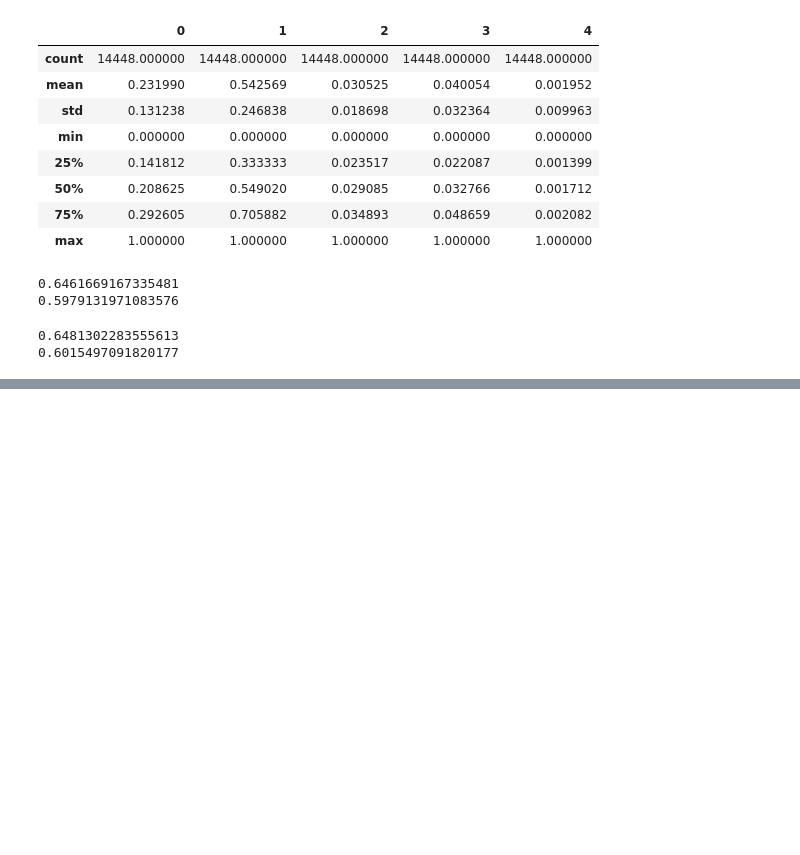
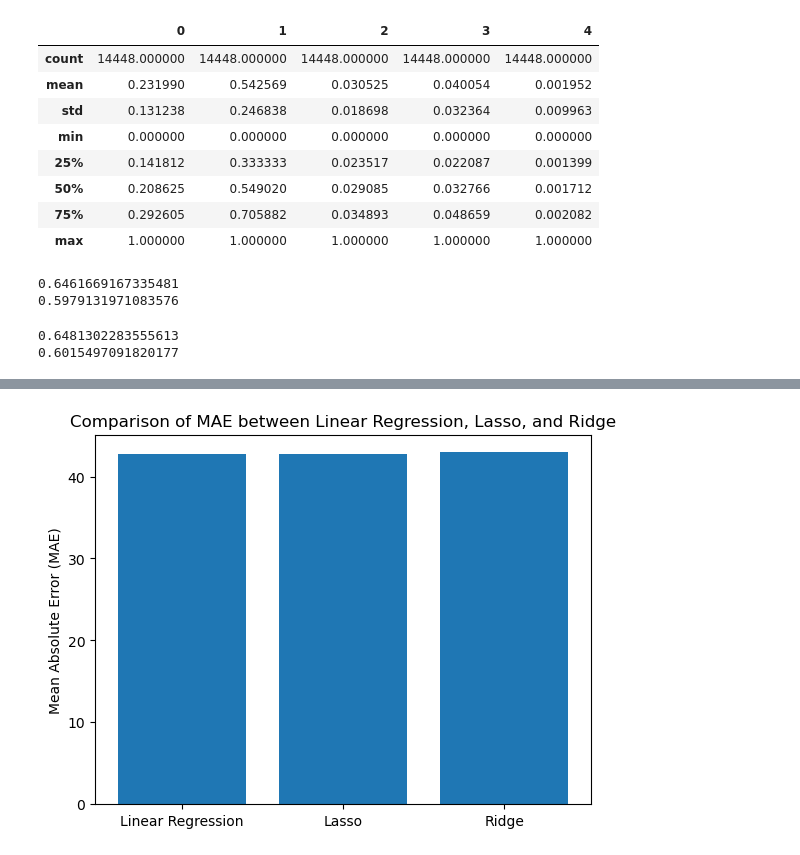
Before and after one commit to contreras-juan/UPTC_Diplomado_Ciencia_de_Datos, a Jupyter notebook: metodos_supervisados/Regresión_Lineal_III.ipynb, the cells around one changed output, grey strips where cells are left out. Drawn from its saved outputs; the diff is of its cells as text; code cells hidden in the pictures; blank space fills up the shorter version.

```diff
--- a/metodos_supervisados/Regresión_Lineal_III.ipynb
+++ b/metodos_supervisados/Regresión_Lineal_III.ipynb
@@ -141,0 +219,42 @@ print(mae)
+# %%
+# Defining models
+models = {
+    "Linear Regression": LinearRegression(),
+    "Lasso": Lasso(random_state=42, max_iter=10000),
+    "Ridge": Ridge(random_state=42)
+}
+# %%
+alphas = np.logspace(-4, -0.5, 30)
+lasso_tuned_parameters = [{"alpha": alphas}]
+ridge_tuned_parameters = [{"alpha": alphas}]
+# %%
+lasso_clf = GridSearchCV(models["Lasso"], lasso_tuned_parameters, cv=5, refit=True)
+ridge_clf = GridSearchCV(models["Ridge"], ridge_tuned_parameters, cv=5, refit=True)
+# %%
+mae_results = {}
+
+for name, clf in models.items():
+    if name == "Lasso":
+        clf = lasso_clf
+    elif name == "Ridge":
+        clf = ridge_clf
+
+    clf.fit(X_train, y_train)
+
+    if name != 'Linear Regression':
+        best_estimator = clf.best_params_
+        y_pred = clf.predict(X_test)
+
+    else:
+        y_pred = clf.predict(X_test)
+
+    mae = mean_absolute_error(y_test, y_pred)
+    mae_results[name] = mae
+# %%
+# Plotting comparison
+plt.bar(mae_results.keys(), mae_results.values())
+plt.ylabel('Mean Absolute Error (MAE)')
+plt.title('Comparison of MAE between Linear Regression, Lasso, and Ridge')
+plt.show()
+# %% [output]
+[figure, added]
```
Also changed, not shown: parts of 14 cells of this notebook, 1 other file.
